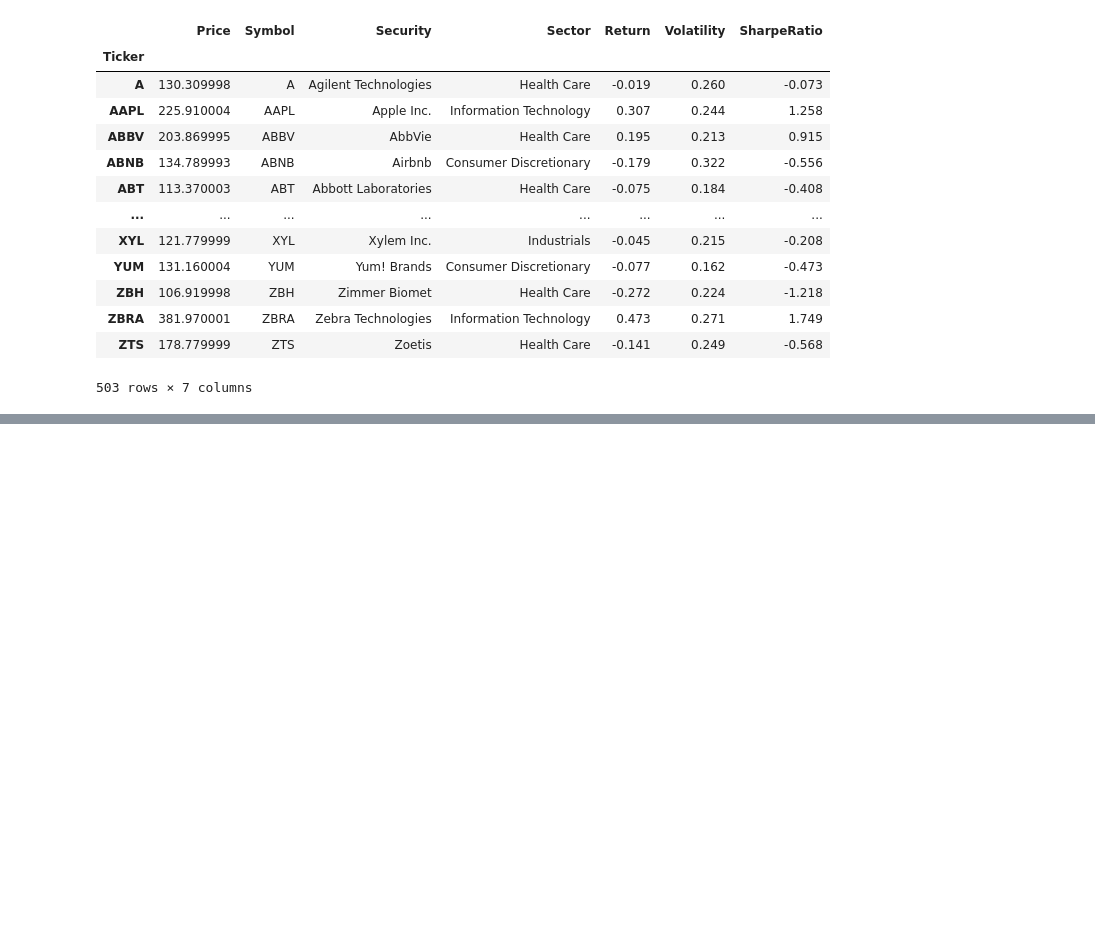
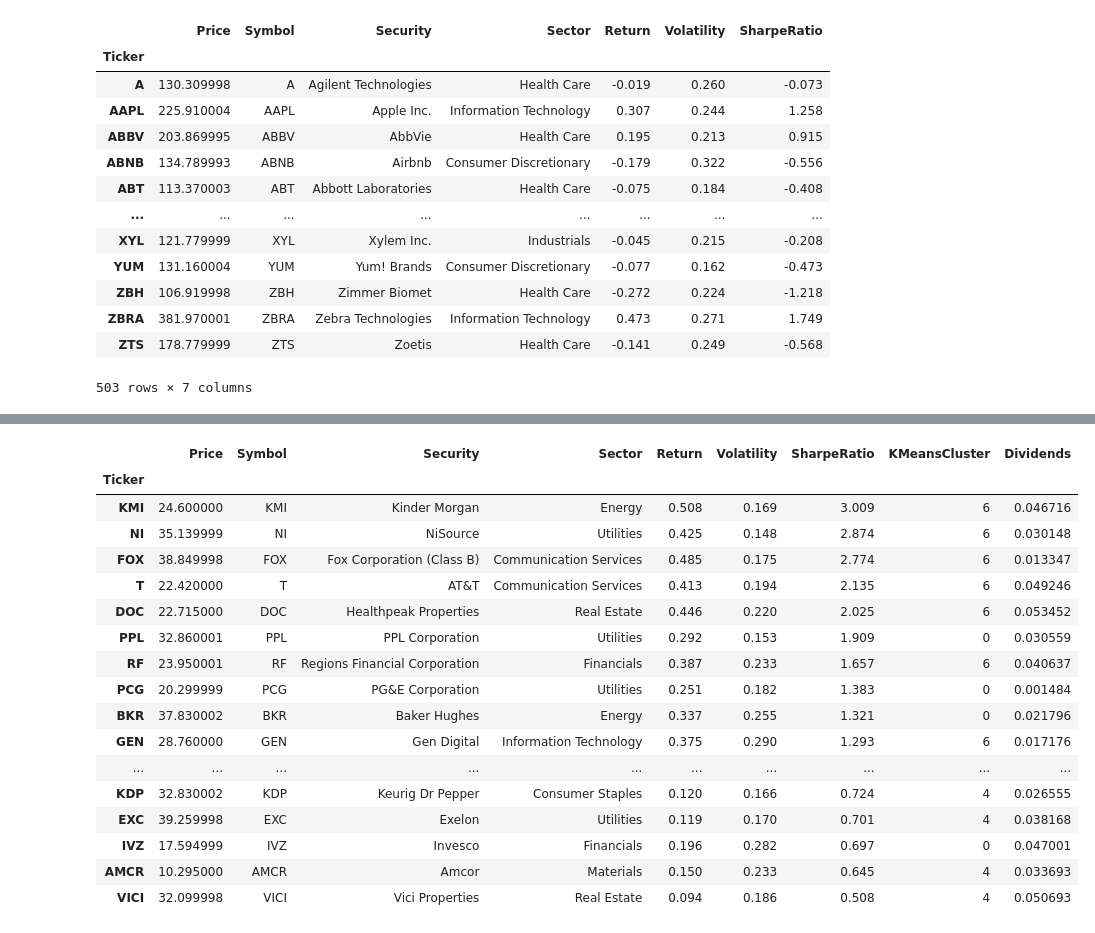
Before and after one commit to Zozz98/Finance-Economics, a Jupyter notebook: dividend_portfolio.ipynb, the cells around one changed output, grey strips where cells are left out. Saved outputs shown, nothing was run; the diff lists cells and outputs as text; code cells hidden in the pictures; blank space fills up the shorter version.

```diff
--- a/dividend_portfolio.ipynb
+++ b/dividend_portfolio.ipynb
@@ -243,0 +217,21 @@ dividend_stock_data[dividend_stock_data['Price'] < 40].sort_values(by='SharpeRat
+# %%
+dividend_stock_data[(dividend_stock_data['Price'] < 40) & (dividend_stock_data['SharpeRatio'] > 0.5)].sort_values(by='SharpeRatio', ascending=False)
+# %% [output]
+|  | Price | Symbol | Security | Sector | Return | Volatility | SharpeRatio | KMeansCluster | Dividends |
+| Ticker |  |  |  |  |  |  |  |  |  |
+| KMI | 24.600000 | KMI | Kinder Morgan | Energy | 0.508 | 0.169 | 3.009 | 6 | 0.046716 |
+| NI | 35.139999 | NI | NiSource | Utilities | 0.425 | 0.148 | 2.874 | 6 | 0.030148 |
+| FOX | 38.849998 | FOX | Fox Corporation (Class B) | Communication Services | 0.485 | 0.175 | 2.774 | 6 | 0.013347 |
+| T | 22.420000 | T | AT&T | Communication Services | 0.413 | 0.194 | 2.135 | 6 | 0.049246 |
+| DOC | 22.715000 | DOC | Healthpeak Properties | Real Estate | 0.446 | 0.220 | 2.025 | 6 | 0.053452 |
+| PPL | 32.860001 | PPL | PPL Corporation | Utilities | 0.292 | 0.153 | 1.909 | 0 | 0.030559 |
+| RF | 23.950001 | RF | Regions Financial Corporation | Financials | 0.387 | 0.233 | 1.657 | 6 | 0.040637 |
+| PCG | 20.299999 | PCG | PG&E Corporation | Utilities | 0.251 | 0.182 | 1.383 | 0 | 0.001484 |
+| BKR | 37.830002 | BKR | Baker Hughes | Energy | 0.337 | 0.255 | 1.321 | 0 | 0.021796 |
+| GEN | 28.760000 | GEN | Gen Digital | Information Technology | 0.375 | 0.290 | 1.293 | 6 | 0.017176 |
+| ... | ... | ... | ... | ... | ... | ... | ... | ... | ... |
+| KDP | 32.830002 | KDP | Keurig Dr Pepper | Consumer Staples | 0.120 | 0.166 | 0.724 | 4 | 0.026555 |
+| EXC | 39.259998 | EXC | Exelon | Utilities | 0.119 | 0.170 | 0.701 | 4 | 0.038168 |
+| IVZ | 17.594999 | IVZ | Invesco | Financials | 0.196 | 0.282 | 0.697 | 0 | 0.047001 |
+| AMCR | 10.295000 | AMCR | Amcor | Materials | 0.150 | 0.233 | 0.645 | 4 | 0.033693 |
+| VICI | 32.099998 | VICI | Vici Properties | Real Estate | 0.094 | 0.186 | 0.508 | 4 | 0.050693 |
```
Also changed, not shown: parts of 8 cells of this notebook.
